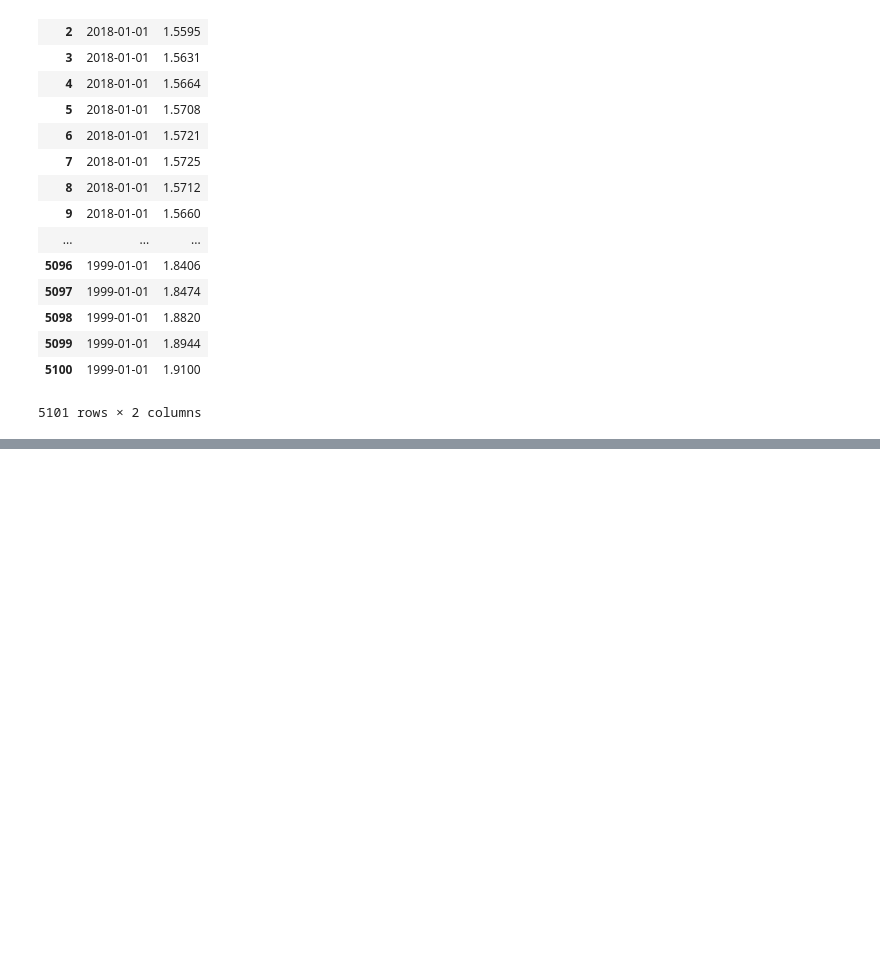
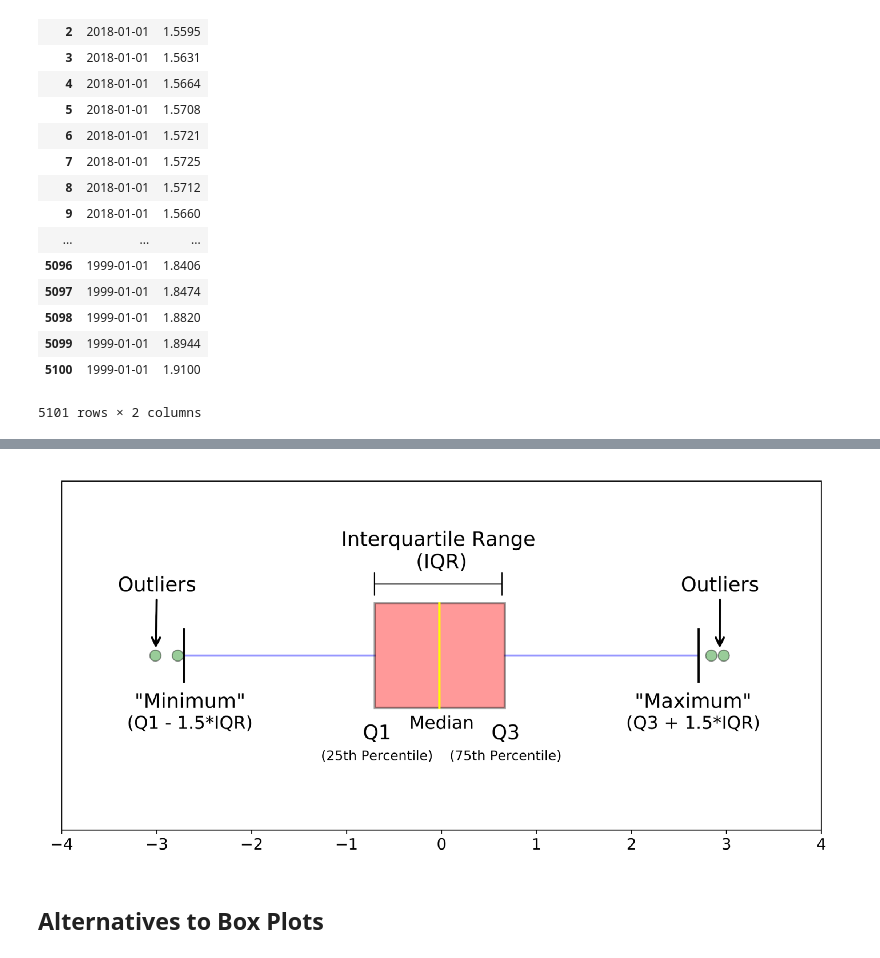
Before and after one commit to donalcarr/DC_Box-Plots, a Jupyter notebook: Assignment - Box Plots.ipynb, the cells around one changed output, grey strips where cells are left out. Drawn from its saved outputs; the diff is of its cells as text; code cells hidden in the pictures; blank space fills up the shorter version.

Commit message:
Discussed box plot terminology

```diff
--- a/Assignment - Box Plots.ipynb
+++ b/Assignment - Box Plots.ipynb
@@ -82,0 +94,7 @@ Length: 160, dtype: float64
+# %%
+from IPython.display import Image
+Image(filename="BP.jpg")
+# %% [output]
+[figure, added]
+# %% [markdown]
+## Alternatives to Box Plots
```
Also changed, not shown: parts of 7 cells of this notebook, 2 other files.
